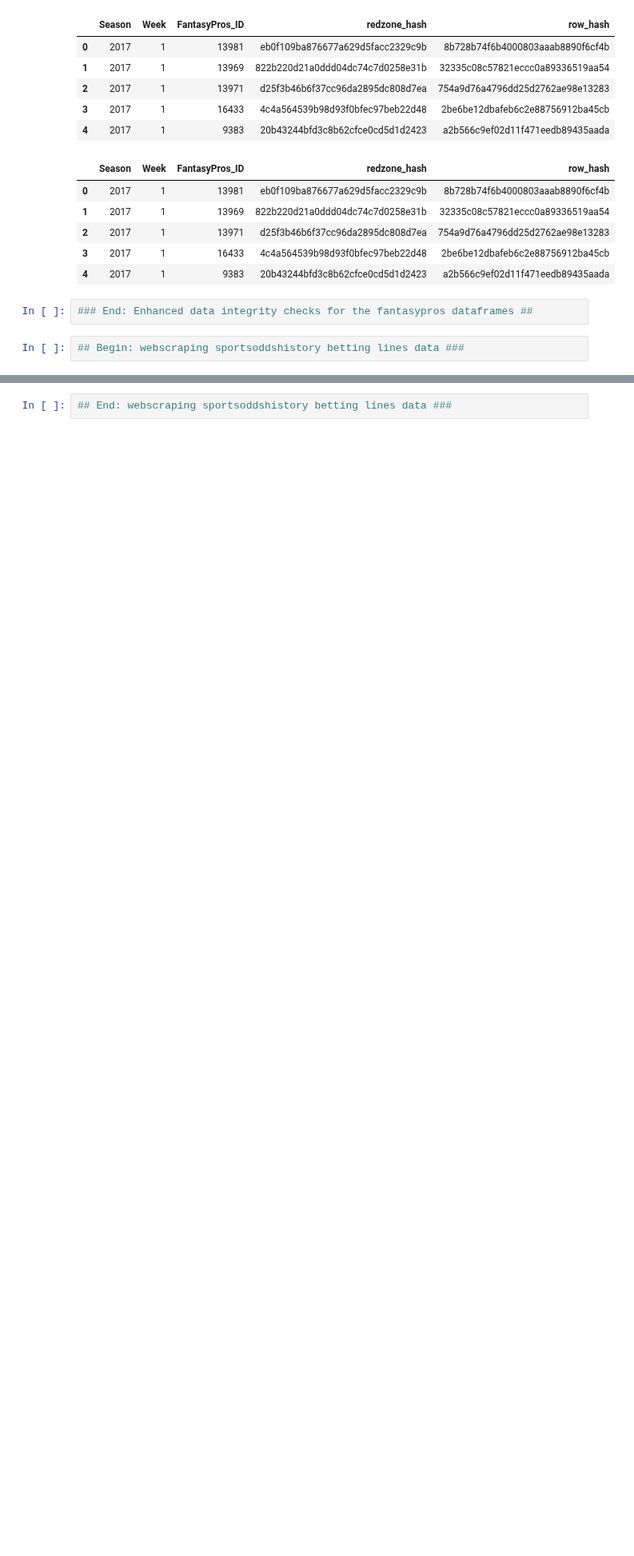
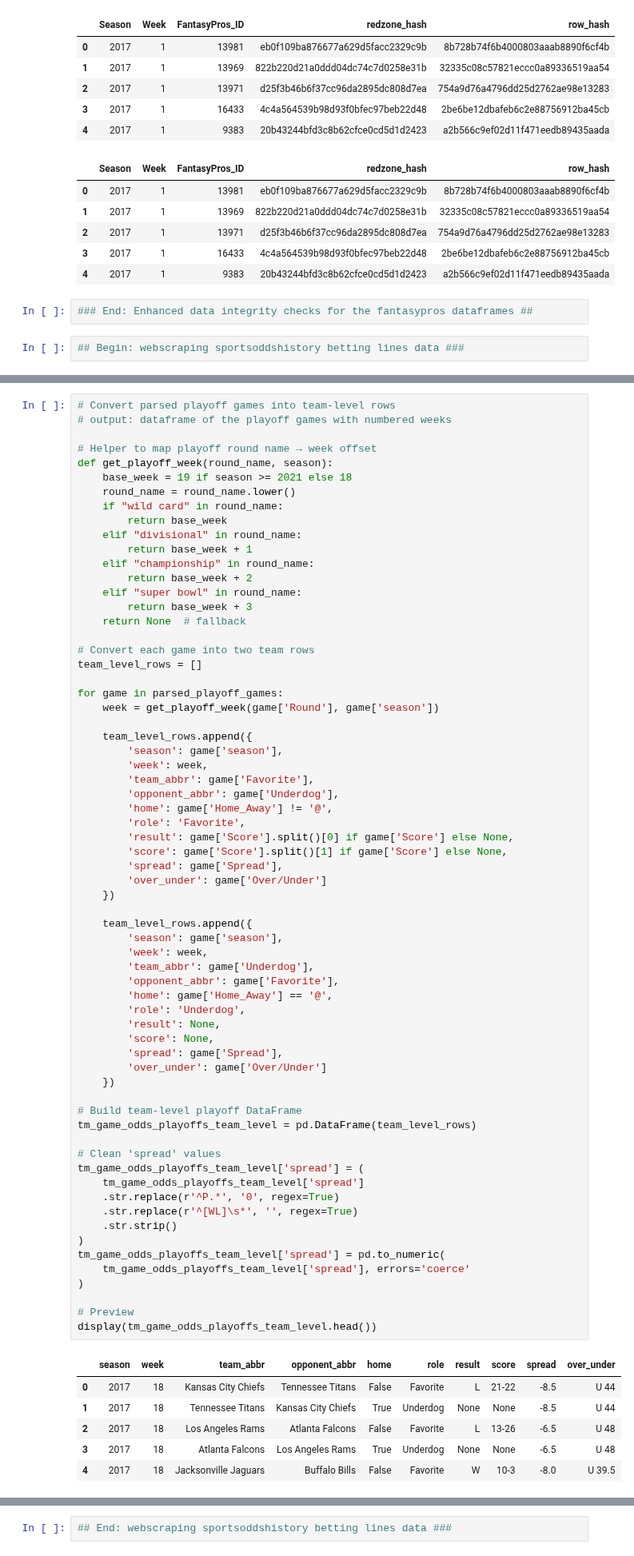
Before and after one commit to ARCtechmo/fanfav, a Jupyter notebook: wr_df.ipynb, the cells around one changed output, grey strips where cells are left out. Shown at 80% size. Drawn from its saved outputs; the diff is of its cells as text; blank space fills up the shorter version.

```diff
--- a/wr_df.ipynb
+++ b/wr_df.ipynb
@@ -2789,0 +2566,73 @@ print(f"📊 Total rows: {tm_game_odds_regular_team_level.shape[0]}")
+# %%
+# Convert parsed playoff games into team-level rows
+# output: dataframe of the playoff games with numbered weeks
+
+# Helper to map playoff round name → week offset
+def get_playoff_week(round_name, season):
+    base_week = 19 if season >= 2021 else 18
+    round_name = round_name.lower()
+    if "wild card" in round_name:
+        return base_week
+    elif "divisional" in round_name:
+        return base_week + 1
+    elif "championship" in round_name:
+        return base_week + 2
+    elif "super bowl" in round_name:
+        return base_week + 3
+    return None  # fallback
+
+# Convert each game into two team rows
+team_level_rows = []
+
+for game in parsed_playoff_games:
+    week = get_playoff_week(game['Round'], game['season'])
+
+    team_level_rows.append({
+        'season': game['season'],
+        'week': week,
+        'team_abbr': game['Favorite'],
+        'opponent_abbr': game['Underdog'],
+        'home': game['Home_Away'] != '@',
+        'role': 'Favorite',
+        'result': game['Score'].split()[0] if game['Score'] else None,
+        'score': game['Score'].split()[1] if game['Score'] else None,
+        'spread': game['Spread'],
+        'over_under': game['Over/Under']
+    })
+
+    team_level_rows.append({
+        'season': game['season'],
+        'week': week,
+        'team_abbr': game['Underdog'],
+        'opponent_abbr': game['Favorite'],
+        'home': game['Home_Away'] == '@',
+        'role': 'Underdog',
+        'result': None,
+        'score': None,
+        'spread': game['Spread'],
+        'over_under': game['Over/Under']
+    })
+
+# Build team-level playoff DataFrame
+tm_game_odds_playoffs_team_level = pd.DataFrame(team_level_rows)
+
+# Clean 'spread' values
+tm_game_odds_playoffs_team_level['spread'] = (
+    tm_game_odds_playoffs_team_level['spread']
+    .str.replace(r'^P.*', '0', regex=True)
+    .str.replace(r'^[WL]\s*', '', regex=True)
+    .str.strip()
+)
+tm_game_odds_playoffs_team_level['spread'] = pd.to_numeric(
+    tm_game_odds_playoffs_team_level['spread'], errors='coerce'
+)
+
+# Preview
+display(tm_game_odds_playoffs_team_level.head())
+# %% [output]
+|  | season | week | team_abbr | opponent_abbr | home | role | result | score | spread | over_under |
+| 0 | 2017 | 18 | Kansas City Chiefs | Tennessee Titans | False | Favorite | L | 21-22 | -8.5 | U 44 |
+| 1 | 2017 | 18 | Tennessee Titans | Kansas City Chiefs | True | Underdog | None | None | -8.5 | U 44 |
+| 2 | 2017 | 18 | Los Angeles Rams | Atlanta Falcons | False | Favorite | L | 13-26 | -6.5 | U 48 |
+| 3 | 2017 | 18 | Atlanta Falcons | Los Angeles Rams | True | Underdog | None | None | -6.5 | U 48 |
+| 4 | 2017 | 18 | Jacksonville Jaguars | Buffalo Bills | False | Favorite | W | 10-3 | -8.0 | U 39.5 |
```
Also changed, not shown: parts of 34 cells of this notebook.
